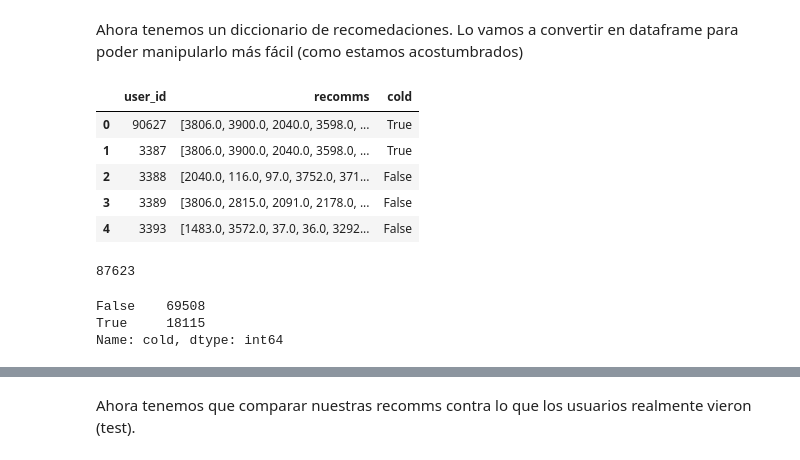
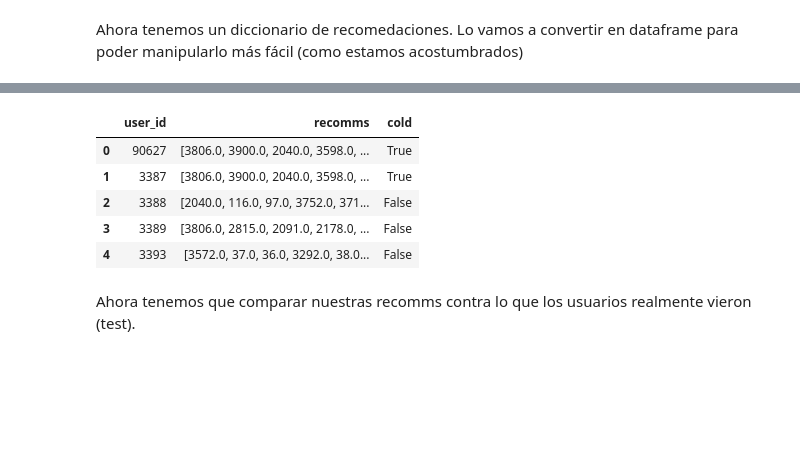
Before and after one commit to ivanjavierparra/Data-Science-Sprint-3, a Jupyter notebook: Entrega_3.ipynb, the cells around one changed output, grey strips where cells are left out. Cells and saved outputs as stored; diff of their text form; code cells hidden in the pictures; blank space fills up the shorter version.

Commit message:
modelos + metricas

```diff
--- a/Entrega_3.ipynb
+++ b/Entrega_3.ipynb
@@ -935,6 +962,3 @@ df["end_vod_date"] = pd.to_datetime(df["end_vod_date"]).dt.date
-# %%
-not_available_content_until15march = df[df['end_vod_date'] < datetime(year=2021, month=3, day=15).date()] \
-    ['content_id'].values
 # %%
 popularity_df = train.groupby("content_id", as_index=False).agg({"account_id":"nunique"}).sort_values(by="account_id", ascending=False)
 #     .sort_values(by="account_id", ascending=False)
@@ -948,7 +972,7 @@ popularity_df = train.groupby("content_id", as_index=False).agg({"account_id":"n
 # popularity_df.columns=["content_id", "popularity"]
 # popularity_df.head()
 
-most_popular = popularity_df['content_id'][0:40].values
+most_popular = popularity_df['content_id'][0:50].values
 most_popular = [x for x in most_popular if x not in not_available_content_until15march]
 # %%
 popularity_df.head(10).content_id.values
@@ -957,36 +981,3 @@ array([3806., 3900., 2040., 3598., 3381., 3690., 3210., 3550., 3384.,
        3711.])
 # %% [markdown]
 Creando nuestra función de recomendación
-# %%
-def recomm(model, interactions, user_id, user_dict, item_dict, nrec_items = 10, show = True):
-"""
-    n_users, n_items = interactions_matrix.shape
-    user_x = user_dict[user_id]
-
-    scores = pd.Series(model.predict(user_x,np.arange(n_items)))
-    scores.index = interactions_matrix.columns
-    scores = list(pd.Series(scores.sort_values(ascending=False).index))
-
-    known_items = list(pd.Series(interactions_matrix.loc[user_id,:] \
-                                [interactions_matrix.loc[user_id,:] > 0].index).sort_values(ascending=False))
-
-    #Filtro de items que ya leyó el usuario
-    scores = [x for x in scores if x not in known_items]
-    recomms = scores[0:nrec_items]
-
-    if show == True:
-        print ("User: " + str(user_id))
-        print("Known Likes:")
-        counter = 1
-        for i in known_items:
-            print(str(counter) + '- ' + str(i))
-            counter+=1
-
-        print("\n Recommended Items:")
-
-        counter = 1
-        for i in recomms:
-            print(str(counter) + '- ' + str(i))
-            counter+=1
-    return recomms
-"""
@@ -1028,3 +1058,6 @@ non_cold_users = train.account_id.unique()
 print(len(users), len(non_cold_users)) # 113881 99649
 # %% [output]
 113873 95758
+# %%
+%%time
+recomms_dict_1 = recomm(interactions_matrix_1, interactions_matrix_csr_1, not_available_content_until15march, most_popular)
@@ -1108,22 +1126,7 @@ for user in users:
 # %% [markdown]
 Ahora tenemos un diccionario de recomedaciones. Lo vamos a convertir en dataframe para poder manipularlo más fácil (como estamos acostumbrados)
-# %%
-recomms_df = pd.DataFrame(recomms_dict)
-recomms_df.head()
-# %% [output]
-|  | user_id | recomms | cold |
-| 0 | 90627 | [3806.0, 3900.0, 2040.0, 3598.0, ... | True |
-| 1 | 3387 | [3806.0, 3900.0, 2040.0, 3598.0, ... | True |
-| 2 | 3388 | [2040.0, 116.0, 97.0, 3752.0, 371... | False |
-| 3 | 3389 | [3806.0, 2815.0, 2091.0, 2178.0, ... | False |
-| 4 | 3393 | [1483.0, 3572.0, 37.0, 36.0, 3292... | False |
-# %%
-recomms_df.user_id.nunique()
-# %% [output]
-87623
-# %%
-recomms_df.cold.value_counts()
-# %% [output]
-False    69508
-True     18115
-Name: cold, dtype: int64
+# %%
+%%time
+recomms_df_1 = pd.DataFrame(recomms_dict_1)
+recomms_df_1.head()
+# %% [output]
@@ -1129,0 +1134,6 @@ Name: cold, dtype: int64
+|  | user_id | recomms | cold |
+| 0 | 90627 | [3806.0, 3900.0, 2040.0, 3598.0, ... | True |
+| 1 | 3387 | [3806.0, 3900.0, 2040.0, 3598.0, ... | True |
+| 2 | 3388 | [2040.0, 116.0, 97.0, 3752.0, 371... | False |
+| 3 | 3389 | [3806.0, 2815.0, 2091.0, 2178.0, ... | False |
+| 4 | 3393 | [3572.0, 37.0, 36.0, 3292.0, 38.0... | False |
```
Also changed, not shown: parts of 68 cells of this notebook.
